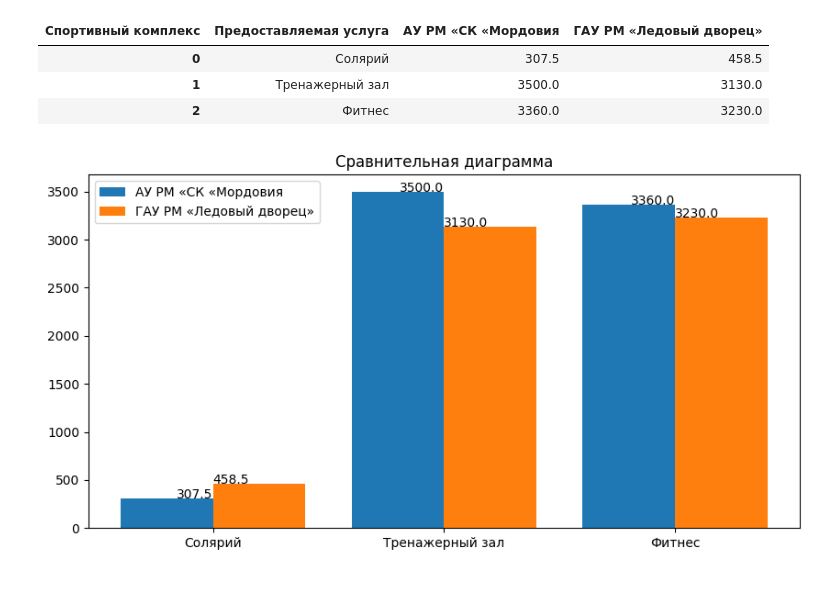
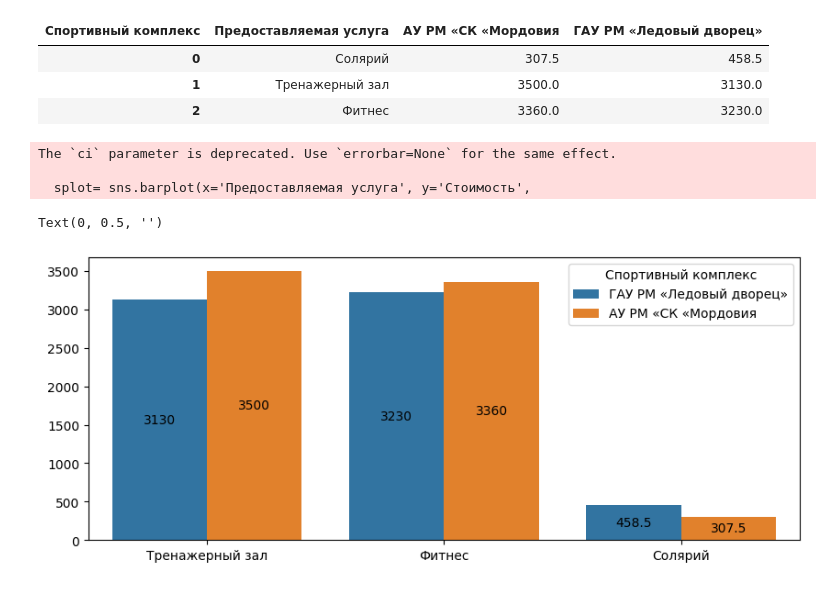
Before and after one commit to AleksandraPetrova97/graduate-project-analyst, a Jupyter notebook: 2 Практическая часть/1 Часть.ipynb, the cells around one changed output. Cells and saved outputs as stored; diff of their text form; code cells hidden in the pictures.

```diff
--- a/2 Практическая часть/1 Часть.ipynb
+++ b/2 Практическая часть/1 Часть.ipynb
@@ -51,26 +67,3 @@ data.head()
 | 0 | Солярий | 307.5 | 458.5 |
 | 1 | Тренажерный зал | 3500.0 | 3130.0 |
 | 2 | Фитнес | 3360.0 | 3230.0 |
-# %%
-def addlabels(x,y):
-    for i in range(len(x)):
-        plt.text(i, y[i], y[i], ha = 'right')
-        plt.text(i, y1[i], y1[i], ha = 'left')
-
-if __name__ == '__main__':
-        x = data['Предоставляемая услуга']
-        y = data["АУ РМ «СК «Мордовия"]
-        y1 = data["ГАУ РМ «Ледовый дворец»"]
-
-plt.figure(figsize=(10,5))
-n_ticks = np.arange(len(data['Предоставляемая услуга']))
-offset = 0.2
-w = 0.4
-a = plt.bar(n_ticks - offset, data["АУ РМ «СК «Мордовия"], width=w)
-b = plt.bar(n_ticks + offset, data["ГАУ РМ «Ледовый дворец»"], width=w)
-plt.title('Сравнительная диаграмма')
-plt.legend(['АУ РМ «СК «Мордовия', 'ГАУ РМ «Ледовый дворец»'])
-plt.xticks(n_ticks, data['Предоставляемая услуга'], rotation= 0)
-addlabels(x,y)
-# %% [output]
-[figure, removed]
@@ -92,0 +70,14 @@ stats.ttest_ind(a_group, b_group)
+# %%
+plt.figure(figsize=(10,4))
+splot= sns.barplot(x='Предоставляемая услуга', y='Стоимость',
+            ci=None, hue= "Спортивный комплекс", data = df)
+plt.bar_label(splot.containers[0],size=10, label_type='center')
+plt.bar_label(splot.containers[1],size=10, label_type='center')
+plt.xlabel('')
+plt.ylabel('')
+# %% [output]
+The `ci` parameter is deprecated. Use `errorbar=None` for the same effect.
+
+  splot= sns.barplot(x='Предоставляемая услуга', y='Стоимость',
+Text(0, 0.5, '')
+[figure, added]
```
Also changed, not shown: parts of 9 cells of this notebook, 2 other files.
